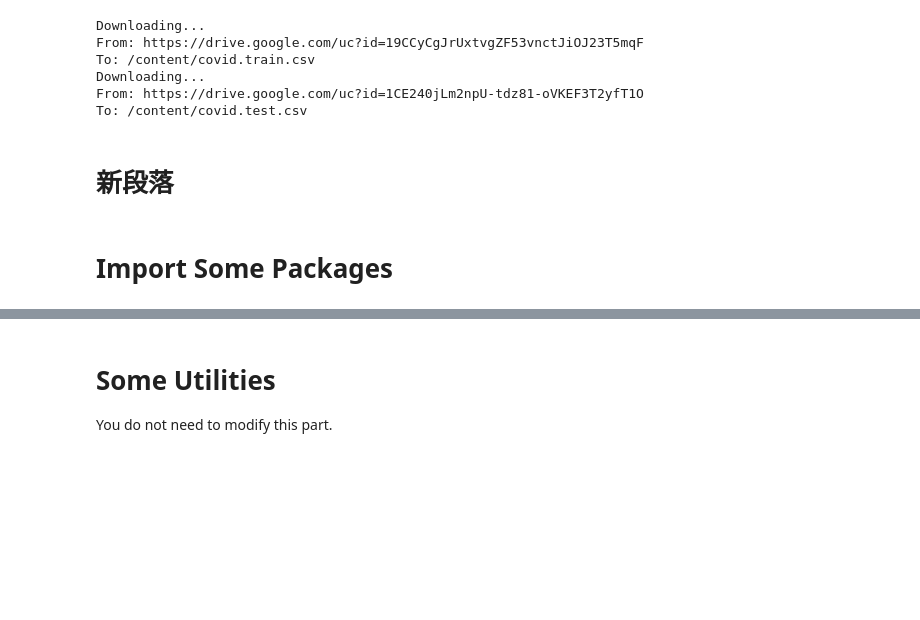
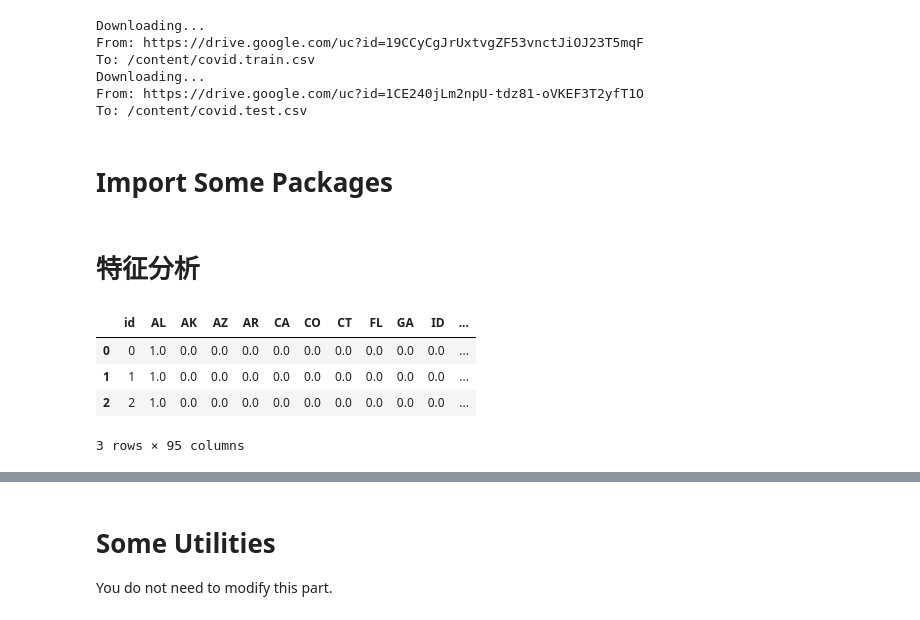
Before and after one commit to Arrebol2020/MachineLearning_LGY21Spring, a Jupyter notebook: hw1/ML2021Spring_HW1.ipynb, the cells around one changed output, grey strips where cells are left out. Saved outputs shown, nothing was run; the diff lists cells and outputs as text; code cells hidden in the pictures; blank space fills up the shorter version.

```diff
--- a/hw1/ML2021Spring_HW1.ipynb
+++ b/hw1/ML2021Spring_HW1.ipynb
@@ -30,8 +30,6 @@ To: /content/covid.train.csv
 Downloading...
 From: https://drive.google.com/uc?id=1CE240jLm2npU-tdz81-oVKEF3T2yfT1O
 To: /content/covid.test.csv
-# %% [markdown]
-# 新段落
 # %% [markdown]
 # **Import Some Packages**
 # %%
@@ -58,3 +59,5 @@ np.random.seed(myseed)
 torch.manual_seed(myseed)
 if torch.cuda.is_available():
     torch.cuda.manual_seed_all(myseed)
+# %% [markdown]
+# **特征分析**
@@ -60,0 +67,8 @@ if torch.cuda.is_available():
+# %%
+data_tr.head(3) # 数据量很大，看前三行就行，大致浏览下数据类型
+# %% [output]
+|  | id | AL | AK | AZ | AR | CA | CO | CT | FL | GA | ID | ... |
+| 0 | 0 | 1.0 | 0.0 | 0.0 | 0.0 | 0.0 | 0.0 | 0.0 | 0.0 | 0.0 | 0.0 | ... |
+| 1 | 1 | 1.0 | 0.0 | 0.0 | 0.0 | 0.0 | 0.0 | 0.0 | 0.0 | 0.0 | 0.0 | ... |
+| 2 | 2 | 1.0 | 0.0 | 0.0 | 0.0 | 0.0 | 0.0 | 0.0 | 0.0 | 0.0 | 0.0 | ... |
+3 rows × 95 columns
```
Also changed, not shown: parts of 24 cells of this notebook.
